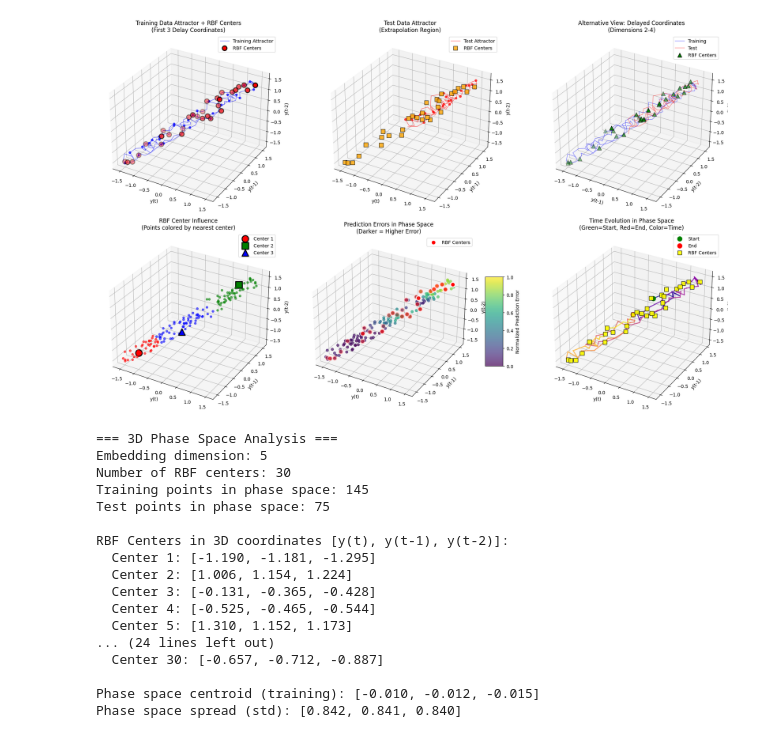
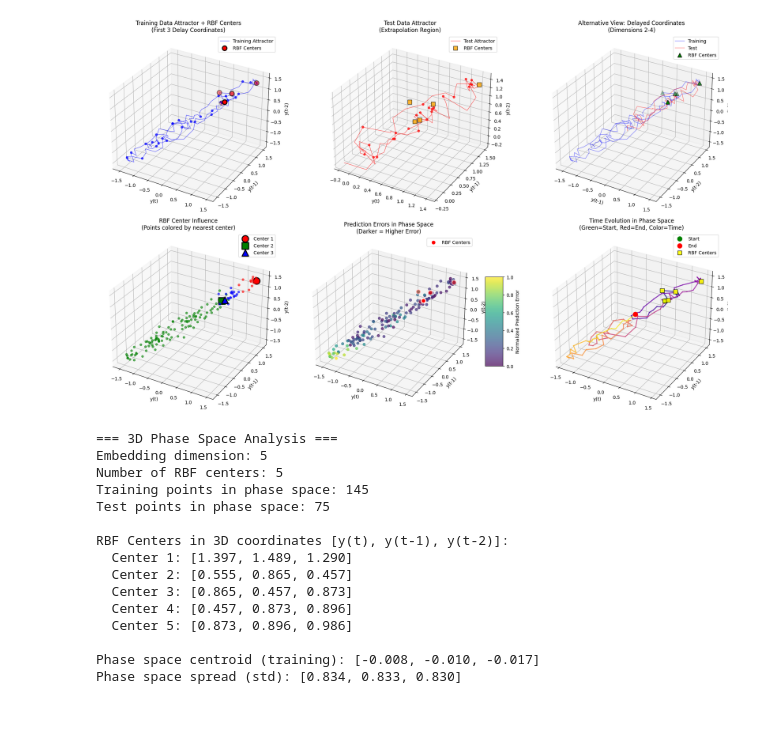
Before and after one commit to lichterberci/rbfar-ols, a Jupyter notebook: rbf-ols.ipynb, the cells around one changed output. Drawn from its saved outputs; the diff is of its cells as text; code cells hidden in the pictures.

```diff
--- a/rbf-ols.ipynb
+++ b/rbf-ols.ipynb
@@ -669,18 +723,18 @@ print(f"Time Delay: {delay}")
 print(f"Input vectors represent: [y(t), y(t-{delay}), y(t-{2*delay}), ...]")
 
 print("\nLearned RBF Centers:")
-for i, center in enumerate(rbf_net_iterative.centers):
+for i, center in enumerate(rbf_net.centers):
     center_vals = center.data.cpu().numpy()
     print(f"  Center {i+1}: [{', '.join([f'{val:.3f}' for val in center_vals])}]")
 
-print(f"\nFixed RBF Sigma: {rbf_net_iterative.sigma}")
-if rbf_net_iterative.linear_layer and rbf_net_iterative.num_rbfs > 0:
+print(f"\nFixed RBF Sigma: {rbf_net.sigma}")
+if rbf_net.linear_layer and rbf_net.num_rbfs > 0:
     print("\nLearned Output Layer Weights:")
-    weights = rbf_net_iterative.linear_layer.weight.data.cpu().numpy()
+    weights = rbf_net.linear_layer.weight.data.cpu().numpy()
     print(f"  Weights: [{', '.join([f'{w:.3f}' for w in weights[0]])}]")
     print(f"\nLearned Output Layer Bias:")
-    if rbf_net_iterative.linear_layer.bias is not None:
-        bias = rbf_net_iterative.linear_layer.bias.data.cpu().numpy()
+    if rbf_net.linear_layer.bias is not None:
+        bias = rbf_net.linear_layer.bias.data.cpu().numpy()
         print(f"  Bias: {bias[0]:.3f}")
 else:
     print("\nNo linear layer initialized (no RBFs selected).")
@@ -730,10 +786,10 @@ if embedding_dim >= 3:
     ax1.scatter(train_x[::5], train_y[::5], train_z[::5], c="blue", s=20, alpha=0.7)
 
     # Plot RBF centers
-    if rbf_net_iterative.num_rbfs > 0:
-        centers_x = [center[0].item() for center in rbf_net_iterative.centers]
-        centers_y = [center[1].item() for center in rbf_net_iterative.centers]
-        centers_z = [center[2].item() for center in rbf_net_iterative.centers]
+    if rbf_net.num_rbfs > 0:
+        centers_x = [center[0].item() for center in rbf_net.centers]
+        centers_y = [center[1].item() for center in rbf_net.centers]
+        centers_z = [center[2].item() for center in rbf_net.centers]
 
         ax1.scatter(
             centers_x,
@@ -767,7 +823,7 @@ if embedding_dim >= 3:
     ax2.scatter(test_x[::3], test_y[::3], test_z[::3], c="red", s=20, alpha=0.7)
 
     # Plot RBF centers for reference
-    if rbf_net_iterative.num_rbfs > 0:
+    if rbf_net.num_rbfs > 0:
         ax2.scatter(
             centers_x,
             centers_y,
@@ -807,10 +863,10 @@ if embedding_dim >= 3:
         ax3.plot(test_x2, test_y2, test_z2, "r-", alpha=0.5, linewidth=1, label="Test")
 
         # RBF centers in this coordinate system
-        if rbf_net_iterative.num_rbfs > 0:
-            centers_x2 = [center[1].item() for center in rbf_net_iterative.centers]
-            centers_y2 = [center[2].item() for center in rbf_net_iterative.centers]
-            centers_z2 = [center[3].item() for center in rbf_net_iterative.centers]
+        if rbf_net.num_rbfs > 0:
+            centers_x2 = [center[1].item() for center in rbf_net.centers]
+            centers_y2 = [center[2].item() for center in rbf_net.centers]
+            centers_z2 = [center[3].item() for center in rbf_net.centers]
 
             ax3.scatter(
                 centers_x2,
@@ -842,7 +898,7 @@ if embedding_dim >= 3:
         colors = plt.cm.viridis(np.linspace(0, 1, len(full_x)))
         ax3.scatter(full_x, full_y, full_z, c=colors, s=10, alpha=0.6)
 
-        if rbf_net_iterative.num_rbfs > 0:
+        if rbf_net.num_rbfs > 0:
             ax3.scatter(
                 centers_x,
                 centers_y,
@@ -865,11 +921,11 @@ if embedding_dim >= 3:
     # Plot 4: RBF activation visualization (if we have enough centers)
     ax4 = fig.add_subplot(2, 3, 4, projection="3d")
 
-    if rbf_net_iterative.num_rbfs >= 3:
+    if rbf_net.num_rbfs >= 3:
         # Show the first 3 RBF centers and their influence
-        center1 = rbf_net_iterative.centers[0].detach().cpu().numpy()
-        center2 = rbf_net_iterative.centers[1].detach().cpu().numpy()
-        center3 = rbf_net_iterative.centers[2].detach().cpu().numpy()
+        center1 = rbf_net.centers[0].detach().cpu().numpy()
+        center2 = rbf_net.centers[1].detach().cpu().numpy()
+        center3 = rbf_net.centers[2].detach().cpu().numpy()
 
         # Plot centers
         ax4.scatter(
@@ -966,7 +1022,7 @@ if embedding_dim >= 3:
         train_x, train_y, train_z, c=norm_errors, cmap="viridis", s=30, alpha=0.7
     )
 
-    if rbf_net_iterative.num_rbfs > 0:
+    if rbf_net.num_rbfs > 0:
         ax5.scatter(
             centers_x,
             centers_y,
@@ -1032,7 +1088,7 @@ if embedding_dim >= 3:
         label="End",
     )
 
-    if rbf_net_iterative.num_rbfs > 0:
+    if rbf_net.num_rbfs > 0:
         ax6.scatter(
             centers_x,
             centers_y,
@@ -1059,56 +1115,54 @@ if embedding_dim >= 3:
     # Additional information
     print(f"\n=== 3D Phase Space Analysis ===")
     print(f"Embedding dimension: {embedding_dim}")
-    print(f"Number of RBF centers: {rbf_net_iterative.num_rbfs}")
+    print(f"Number of RBF centers: {rbf_net.num_rbfs}")
     print(f"Training points in phase space: {len(X_train)}")
     print(f"Test points in phase space: {len(X_test)}")
 
-    if rbf_net_iterative.num_rbfs > 0:
+    if rbf_net.num_rbfs > 0:
         print(f"\nRBF Centers in 3D coordinates [y(t), y(t-1), y(t-2)]:")
-        for i, center in enumerate(rbf_net_iterative.centers):
+        for i, center in enumerate(rbf_net.centers):
             center_3d = center[:3].detach().cpu().numpy()
             print(
                 f"  Center {i+1}: [{center_3d[0]:.3f}, {center_3d[1]:.3f}, {center_3d[2]:.3f}]"
             )
 
     # Calculate some phase space statistics
     train_centroid = torch.mean(X_train[:, :3], dim=0)
     print(
         f"\nPhase space centroid (training): [{train_centroid[0]:.3f}, {train_centroid[1]:.3f}, {train_centroid[2]:.3f}]"
     )
 
     # Calculate the "size" of the attractor
     train_std = torch.std(X_train[:, :3], dim=0)
     print(
         f"Phase space spread (std): [{train_std[0]:.3f}, {train_std[1]:.3f}, {train_std[2]:.3f}]"
     )
 
 else:
     print(
         f"Cannot create 3D phase space plots: embedding dimension is {embedding_dim} (need >= 3)"
     )
     print(
         "Increase embedding_dim to at least 3 to visualize the phase space attractor."
     )
 # %% [output]
-[figure, old version]
+[figure, new version]
 === 3D Phase Space Analysis ===
 Embedding dimension: 5
-Number of RBF centers: 30
+Number of RBF centers: 5
 Training points in phase space: 145
 Test points in phase space: 75
 
 RBF Centers in 3D coordinates [y(t), y(t-1), y(t-2)]:
-  Center 1: [-1.190, -1.181, -1.295]
-  Center 2: [1.006, 1.154, 1.224]
-  Center 3: [-0.131, -0.365, -0.428]
-  Center 4: [-0.525, -0.465, -0.544]
-  Center 5: [1.310, 1.152, 1.173]
-... (24 lines left out)
-  Center 30: [-0.657, -0.712, -0.887]
+  Center 1: [1.397, 1.489, 1.290]
+  Center 2: [0.555, 0.865, 0.457]
+  Center 3: [0.865, 0.457, 0.873]
+  Center 4: [0.457, 0.873, 0.896]
+  Center 5: [0.873, 0.896, 0.986]
 
-Phase space centroid (training): [-0.010, -0.012, -0.015]
-Phase space spread (std): [0.842, 0.841, 0.840]
+Phase space centroid (training): [-0.008, -0.010, -0.017]
+Phase space spread (std): [0.834, 0.833, 0.830]
 # %%
 y_true = y_full.cpu().numpy().flatten()
 y_pred = full_predictions.cpu().numpy().flatten()
```
Also changed, not shown: parts of 7 cells of this notebook, 2 other files.
